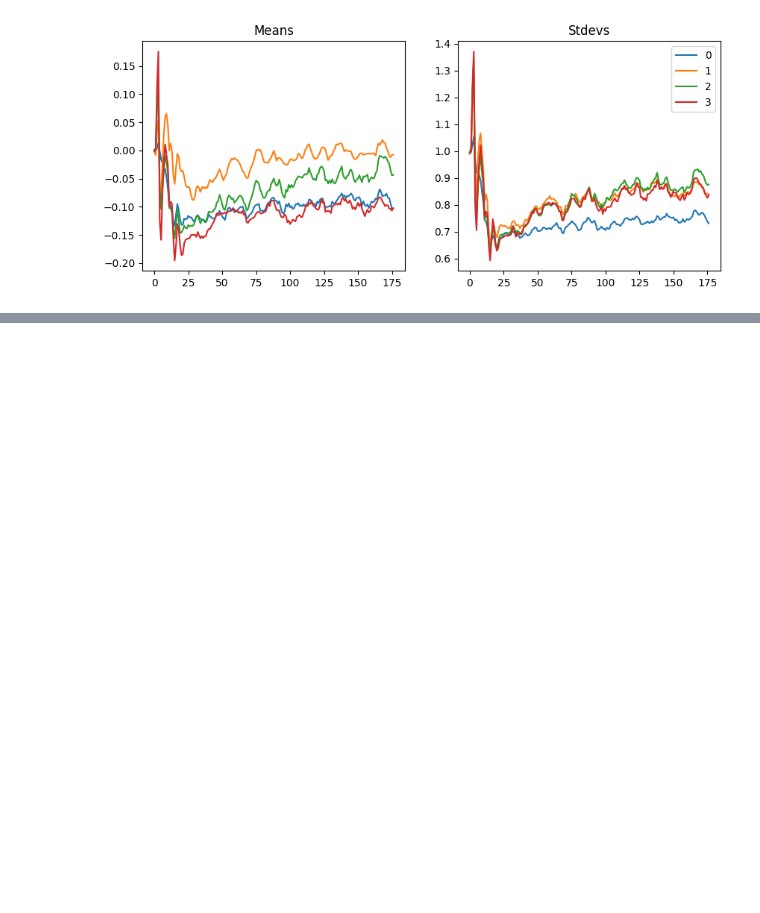
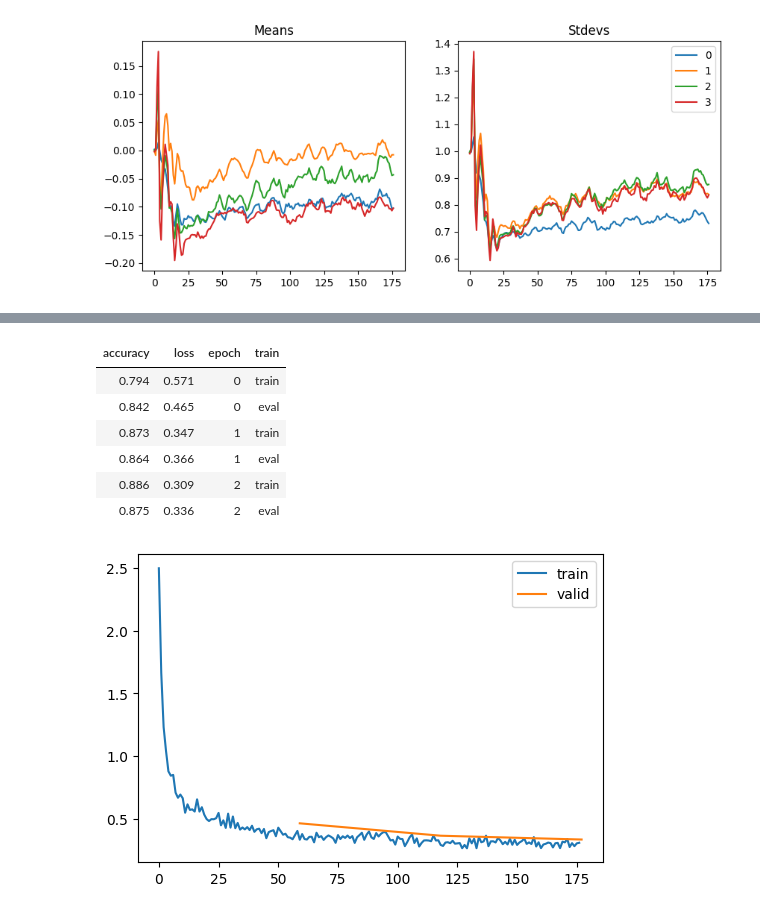
Before and after one commit to satani99/fastai_22_2, a Jupyter notebook: initializing.ipynb, the cells around one changed output, grey strips where cells are left out. Saved outputs shown, nothing was run; the diff lists cells and outputs as text; code cells hidden in the pictures; blank space fills up the shorter version.

```diff
--- a/initializing.ipynb
+++ b/initializing.ipynb
@@ -535,0 +559,24 @@ def conv(ni, nf, ks=3, stride=2, act=nn.ReLU, norm=None, bias=None):
+# %%
+class BatchNorm(nn.Module):
+  def __init__(self, nf, mom=0.1, eps=1e-5):
+    super().__init__()
+    self.mom, self.eps = mom, eps
+    self.mults = nn.Parameter(torch.ones(nf, 1, 1))
+    self.adds = nn.Parameter(torch.zeros(nf, 1, 1))
+    self.register_buffer('vars', torch.ones(1, nf, 1, 1))
+    self.register_buffer('means', torch.zeros(1, nf, 1, 1))
+
+  def update_stats(self, x):
+    m = x.mean((0,2,3), keepdim=True)
+    v = x.var((0,2,3), keepdim=True)
+    self.means.lerp_(m, self.mom)
+    self.vars.lerp_(v, self.mom)
+    return m,v
+
+  def forward(self, x):
+    if self.training:
+      with torch.no_grad(): m,v = self.update_stats(x)
+    else:
+      m,v = self.means, self.vars
+    x = (x-m) / (v+self.eps).sqrt()
+    return x*self.mults + self.adds
@@ -535,0 +589,14 @@ def conv(ni, nf, ks=3, stride=2, act=nn.ReLU, norm=None, bias=None):
+# %%
+model = get_model(act_gr, norm=BatchNorm).apply(iw)
+set_seed(42)
+learn = MomentumLearner(model, dls, F.cross_entropy, lr=0.4, cbs=cbs)
+learn.fit(3)
+# %% [output]
+| accuracy | loss | epoch | train |
+| 0.794 | 0.571 | 0 | train |
+| 0.842 | 0.465 | 0 | eval |
+| 0.873 | 0.347 | 1 | train |
+| 0.864 | 0.366 | 1 | eval |
+| 0.886 | 0.309 | 2 | train |
+| 0.875 | 0.336 | 2 | eval |
+[figure, added]
```
Also changed, not shown: parts of 14 cells of this notebook.
